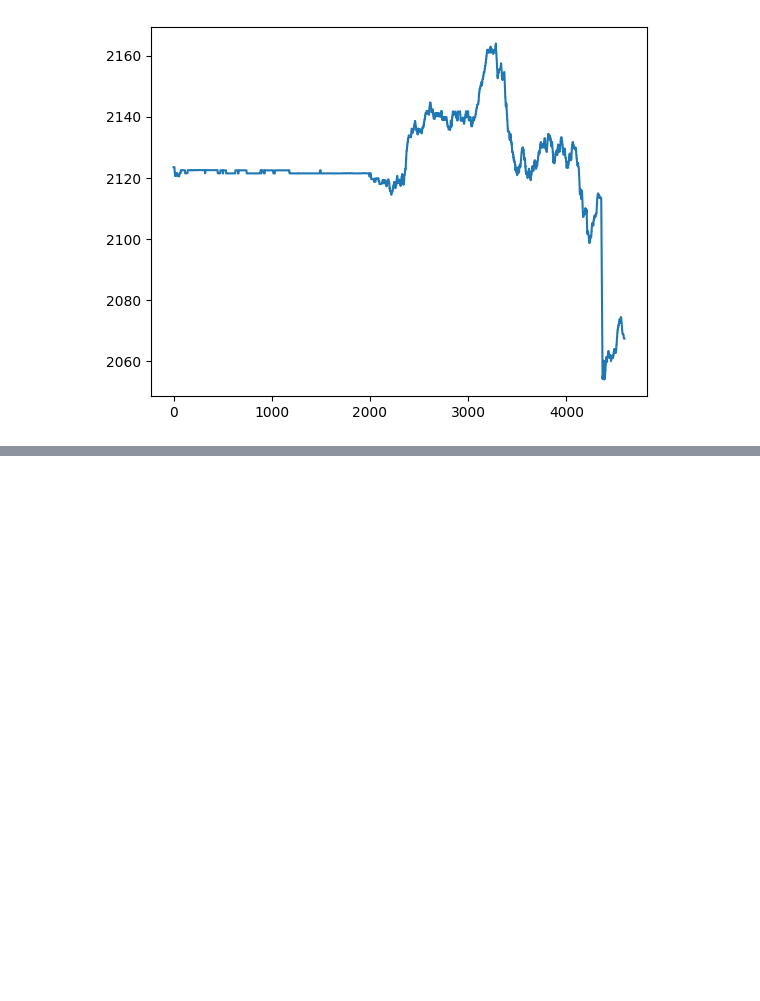
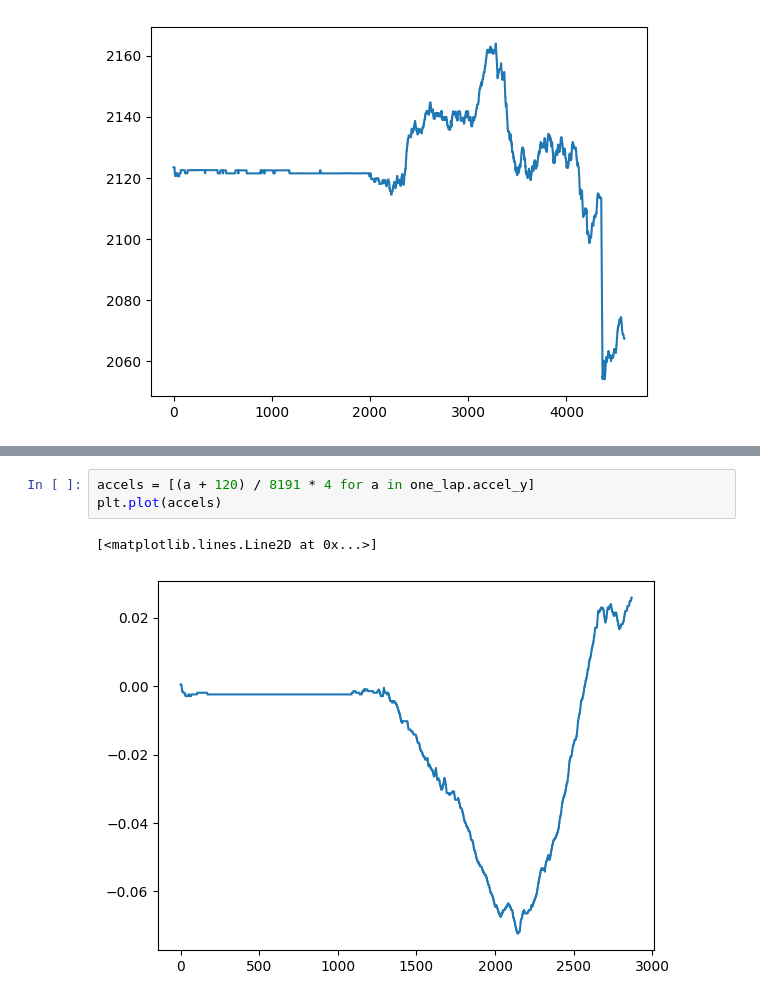
Before and after one commit to gaitovrat/bachelor, a Jupyter notebook: Notebooks/Sensors.ipynb, the cells around one changed output, grey strips where cells are left out. Drawn from its saved outputs; the diff is of its cells as text; blank space fills up the shorter version.

```diff
--- a/Notebooks/Sensors.ipynb
+++ b/Notebooks/Sensors.ipynb
@@ -175,0 +195,6 @@ auto_filtered.plot_accels()
+# %%
+accels = [(a + 120) / 8191 * 4 for a in one_lap.accel_y]
+plt.plot(accels)
+# %% [output]
+[<matplotlib.lines.Line2D at 0x...>]
+[figure, added]
```
Also changed, not shown: parts of 17 cells of this notebook, 18 other files.
